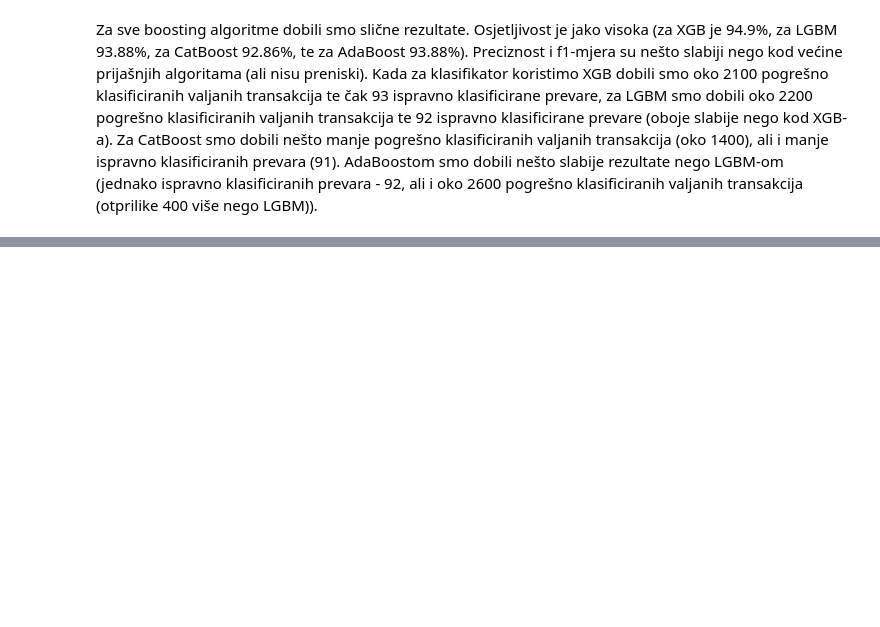
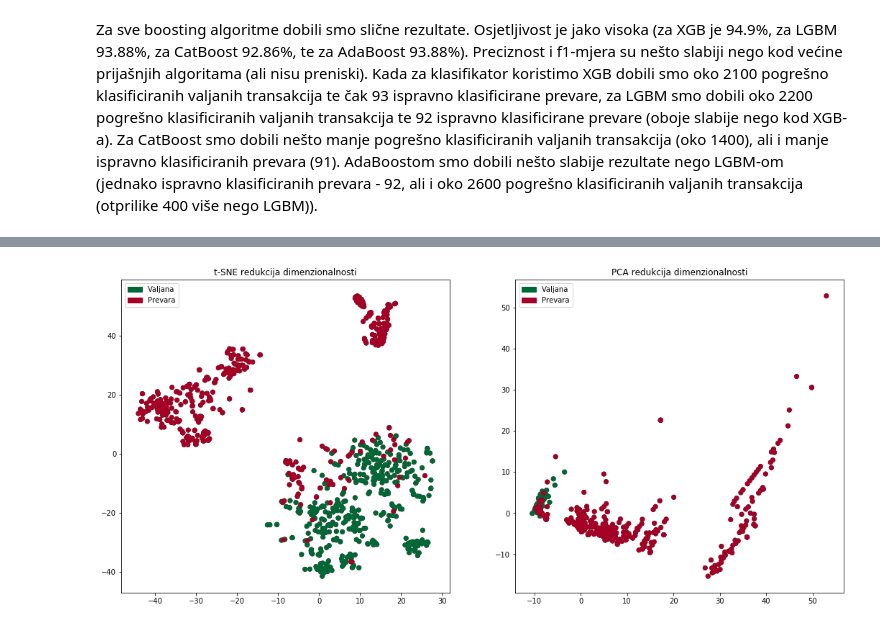
Before and after one commit to occamsrazor81/creditCard, a Jupyter notebook: undersampling_ccfd.ipynb, the cells around one changed output, grey strips where cells are left out. Cells and saved outputs as stored; diff of their text form; code cells hidden in the pictures; blank space fills up the shorter version.

```diff
--- a/undersampling_ccfd.ipynb
+++ b/undersampling_ccfd.ipynb
@@ -2929,0 +3023,36 @@ Za sve boosting algoritme dobili smo slične rezultate. Osjetljivost je jako vis
+# %%
+#t-SNE + PCA za skup podataka nakon undersamplinga
+from sklearn.manifold import TSNE
+from sklearn.decomposition import PCA
+import matplotlib.patches as mpatches
+import matplotlib
+
+cm = matplotlib.cm.get_cmap('RdYlGn_r')
+red = cm(256)
+green = cm(0)
+
+X_tsne = TSNE(n_components=2, random_state=42).fit_transform(X_usample_train.values)
+X_pca = PCA(n_components=2, random_state=42).fit_transform(X_usample_train.values)
+
+
+fig_tsne_pca, ax_tsne_pca = plt.subplots(1,2,figsize=(18,8))
+
+
+non_fraud_patch = mpatches.Patch(color=green, label='Valjana')
+fraud_patch = mpatches.Patch(color=red, label='Prevara')
+
+ax_tsne_pca[0].scatter(X_tsne[:,0], X_tsne[:,1], c=(y_usample_train == 0), cmap='RdYlGn_r', label='Valjana')
+ax_tsne_pca[0].scatter(X_tsne[:,0], X_tsne[:,1], c=(y_usample_train == 1), cmap='RdYlGn_r', label='Prevara')
+
+ax_tsne_pca[1].scatter(X_pca[:,0], X_pca[:,1], c=(y_usample_train == 0), cmap='RdYlGn_r', label='Valjana')
+ax_tsne_pca[1].scatter(X_pca[:,0], X_pca[:,1], c=(y_usample_train == 1), cmap='RdYlGn_r', label='Prevara')
+
+ax_tsne_pca[0].set_title('t-SNE redukcija dimenzionalnosti')
+ax_tsne_pca[1].set_title('PCA redukcija dimenzionalnosti')
+
+ax_tsne_pca[0].legend(handles=[non_fraud_patch, fraud_patch])
+ax_tsne_pca[1].legend(handles=[non_fraud_patch, fraud_patch])
+
+plt.show()
+# %% [output]
+[figure, added]
```
Also changed, not shown: parts of 23 cells of this notebook.
